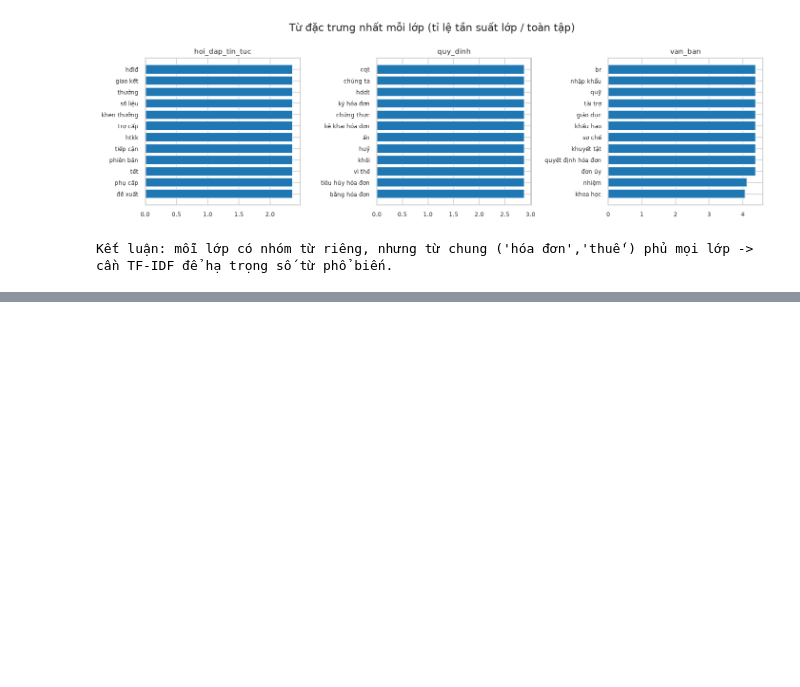
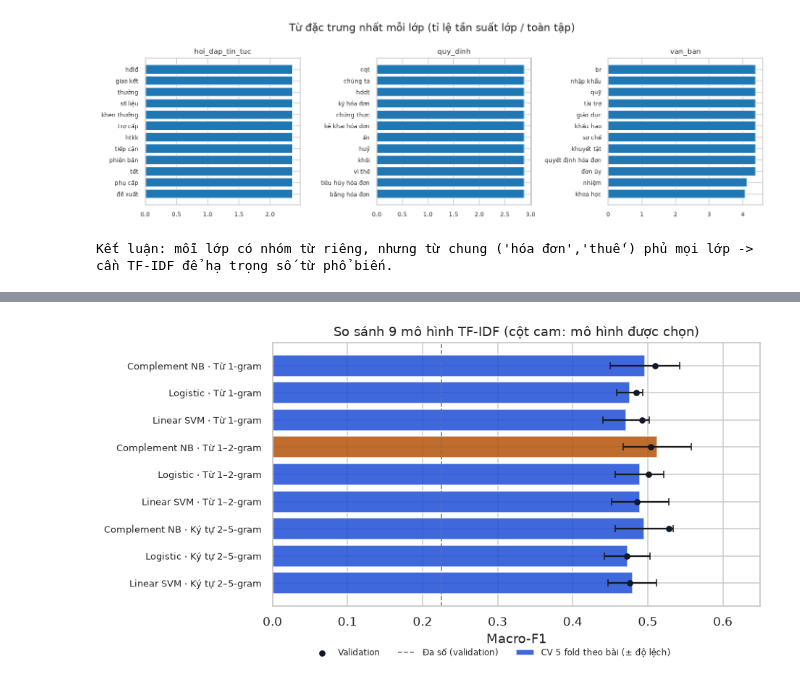
Before and after one commit to tobitran17-art/CO5177, a Jupyter notebook: notebooks/text_eda.ipynb, the cells around one changed output, grey strips where cells are left out. Saved outputs shown, nothing was run; the diff lists cells and outputs as text; code cells hidden in the pictures; blank space fills up the shorter version.

Commit message:
Add text preprocessing, TF-IDF model comparison and test evaluation

```diff
--- a/notebooks/text_eda.ipynb
+++ b/notebooks/text_eda.ipynb
@@ -53,6 +62,15 @@ except FileNotFoundError:
     df = pd.read_csv(RAW)
     print("Đọc từ GitHub raw")
 df["text"] = df["text"].astype(str)
+
+from pathlib import Path
+FIG_DIR = Path("../landing-page/src/reports/figures")
+
+
+def save_figure(fig, filename):
+    # Chỉ lưu khi chạy trong repo (có thư mục figures của landing page); trên Colab bỏ qua.
+    if FIG_DIR.is_dir():
+        fig.savefig(FIG_DIR / filename, dpi=140, bbox_inches="tight", facecolor="white")
 print("Kích thước:", df.shape)
 df.head(3)
 # %% [output]
@@ -214,0 +294,87 @@ plt.title("Word cloud toàn tập (sau khi tách từ và bỏ stopword)"); plt.
+# %%
+from sklearn.dummy import DummyClassifier
+from sklearn.feature_extraction.text import TfidfVectorizer
+from sklearn.linear_model import LogisticRegression
+from sklearn.metrics import accuracy_score, f1_score
+from sklearn.model_selection import StratifiedGroupKFold
+from sklearn.naive_bayes import ComplementNB
+from sklearn.pipeline import make_pipeline
+from sklearn.svm import LinearSVC
+
+WORD = dict(token_pattern=r"(?u)\b\w[\w/]*\b", min_df=2, sublinear_tf=True)
+FEATURES = {
+    "Từ 1-gram": ("seg", lambda: TfidfVectorizer(ngram_range=(1, 1), **WORD)),
+    "Từ 1–2-gram": ("seg", lambda: TfidfVectorizer(ngram_range=(1, 2), max_features=20000, **WORD)),
+    "Ký tự 2–5-gram": ("clean", lambda: TfidfVectorizer(analyzer="char_wb", ngram_range=(2, 5), min_df=2,
+                                                        sublinear_tf=True, max_features=50000)),
+}
+MODELS = {
+    "Complement NB": lambda: ComplementNB(alpha=0.3),
+    "Logistic": lambda: LogisticRegression(max_iter=3000, C=4, class_weight="balanced"),
+    "Linear SVM": lambda: LinearSVC(C=0.5, class_weight="balanced"),
+}
+
+train_val = pd.concat([train, val])
+folds = list(StratifiedGroupKFold(n_splits=5, shuffle=True, random_state=42)
+             .split(train_val, train_val["category"], train_val["post_id"]))
+
+
+def fit_pipeline(feature, model, frame):
+    column, make_vectorizer = FEATURES[feature]
+    return make_pipeline(make_vectorizer(), MODELS[model]()).fit(frame[column], frame["category"])
+
+
+def predict(pipe, feature, frame):
+    return pipe.predict(frame[FEATURES[feature][0]])
+
+
+baseline = DummyClassifier(strategy="most_frequent").fit(train["seg"], train["category"]).predict(val["seg"])
+rows = [{"Biểu diễn": "—", "Mô hình": "Đa số (luôn hoi_dap_tin_tuc)",
+         "Accuracy val": accuracy_score(val["category"], baseline),
+         "Macro-F1 val": f1_score(val["category"], baseline, average="macro"),
+         "Macro-F1 CV": np.nan, "Độ lệch CV": np.nan}]
+for feature in FEATURES:
+    for model in MODELS:
+        pipe = fit_pipeline(feature, model, train)
+        val_pred = predict(pipe, feature, val)
+        cv_scores = []
+        for fit_idx, eval_idx in folds:
+            fold_pipe = fit_pipeline(feature, model, train_val.iloc[fit_idx])
+            cv_scores.append(f1_score(train_val.iloc[eval_idx]["category"],
+                                      predict(fold_pipe, feature, train_val.iloc[eval_idx]), average="macro"))
+        rows.append({"Biểu diễn": feature, "Mô hình": model,
+                     "Accuracy val": accuracy_score(val["category"], val_pred),
+                     "Macro-F1 val": f1_score(val["category"], val_pred, average="macro"),
+                     "Macro-F1 CV": np.mean(cv_scores), "Độ lệch CV": np.std(cv_scores)})
+model_table = pd.DataFrame(rows)
+display(model_table.style.format({c: "{:.3f}" for c in model_table.columns[2:]}, na_rep="—"))
+
+candidates = model_table.dropna(subset=["Macro-F1 CV"])
+best_row = candidates.loc[candidates["Macro-F1 CV"].idxmax()]
+BEST_FEATURE, BEST_MODEL = best_row["Biểu diễn"], best_row["Mô hình"]
+
+fig, ax = plt.subplots(figsize=(8.6, 4.6))
+labels = [f"{r['Mô hình']} · {r['Biểu diễn']}" for _, r in candidates.iterrows()]
+ypos = np.arange(len(candidates))[::-1]
+colors = ["#b45309" if (r["Biểu diễn"], r["Mô hình"]) == (BEST_FEATURE, BEST_MODEL) else "#1d4ed8"
+          for _, r in candidates.iterrows()]
+ax.barh(ypos, candidates["Macro-F1 CV"], xerr=candidates["Độ lệch CV"], color=colors, alpha=0.85,
+        capsize=3, label="CV 5 fold theo bài (± độ lệch)")
+ax.scatter(candidates["Macro-F1 val"], ypos, color="#111827", zorder=3, s=22, label="Validation")
+ax.axvline(rows[0]["Macro-F1 val"], color="#6b7280", linestyle="--", linewidth=1, label="Đa số (validation)")
+ax.set_yticks(ypos, labels, fontsize=8.5)
+ax.set_xlim(0, 0.65)
+ax.set_xlabel("Macro-F1")
+ax.set_title("So sánh 9 mô hình TF-IDF (cột cam: mô hình được chọn)")
+ax.legend(frameon=False, fontsize=8, loc="upper center", bbox_to_anchor=(0.45, -0.13), ncol=3)
+fig.tight_layout()
+save_figure(fig, "text-05-models.png")
+plt.show()
+
+spread = candidates["Macro-F1 CV"].max() - candidates["Macro-F1 CV"].min()
+print(f"Chọn: {BEST_MODEL} · {BEST_FEATURE}, macro-F1 CV {best_row['Macro-F1 CV']:.3f} ± {best_row['Độ lệch CV']:.3f}, "
+      f"validation {best_row['Macro-F1 val']:.3f}.")
+print(f"Chín mô hình chỉ cách nhau {spread:.3f} macro-F1 CV, cỡ một độ lệch chuẩn giữa các fold; "
+      f"mọi mô hình đều vượt mốc đa số ({rows[0]['Macro-F1 val']:.3f}).")
+assert (BEST_FEATURE, BEST_MODEL) == ("Từ 1–2-gram", "Complement NB")
+# %% [output]
@@ -214,0 +392 @@ plt.title("Word cloud toàn tập (sau khi tách từ và bỏ stopword)"); plt.
+[figure, added]
```
Also changed, not shown: parts of 16 cells of this notebook, 6 other files.
